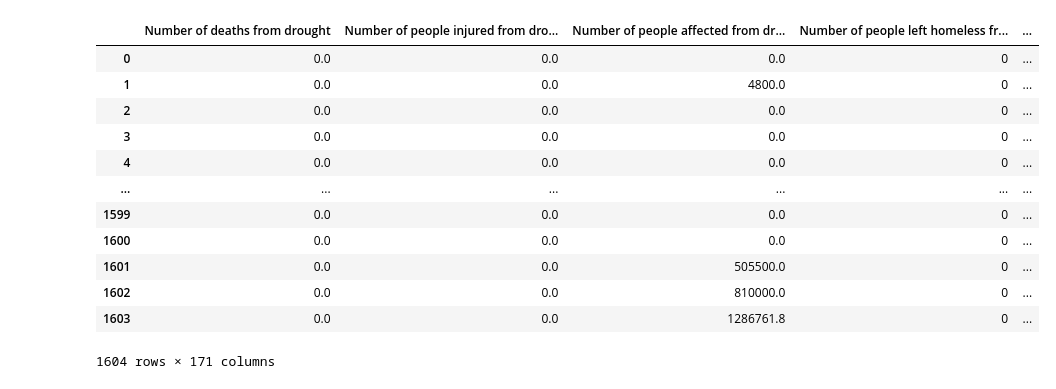
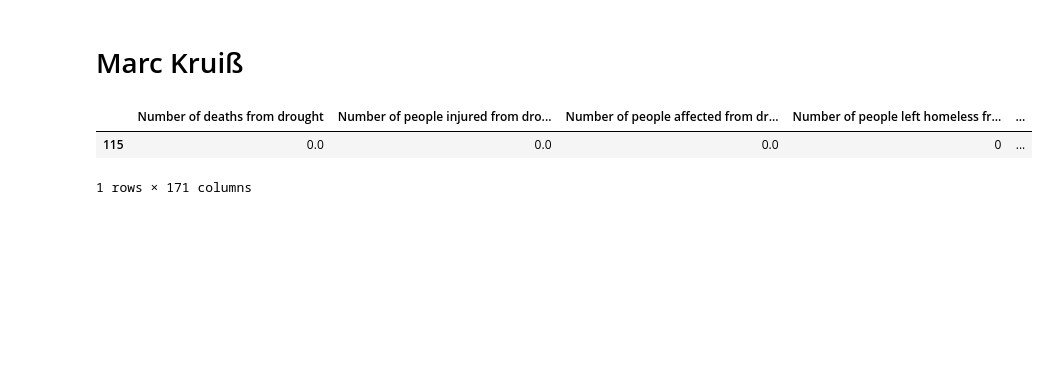
Before and after one commit to Marc-Kruiss/World-Natural-Disaster-Notebook, a Jupyter notebook: analytics.ipynb, the cells around one changed output. Drawn from its saved outputs; the diff is of its cells as text; code cells hidden in the pictures; blank space fills up the shorter version.

```diff
--- a/analytics.ipynb
+++ b/analytics.ipynb
@@ -1,19 +58,14 @@
+# %% [markdown]
+# Marc Kruiß
 # %%
-import pandas as pd
-
-df = pd.read_csv('natural-disasters.csv')
-df.head(2000)
+#getStatisticsForDisaster('storms')
+#getStatisticsForDisaster(disasterTypes[1]) # information from earthquakes
+#getCountries()
+#getYears()
+countriesDisasters = getAllDisastersForCountry(['Austria'])
+#print(countriesDisasters)
+getAllDisastersByYear(countriesDisasters, 2010)
 # %% [output]
 |  | Number of deaths from drought | Number of people injured from dro... | Number of people affected from dr... | Number of people left homeless fr... | ... |
-| 0 | 0.0 | 0.0 | 0.0 | 0 | ... |
-| 1 | 0.0 | 0.0 | 4800.0 | 0 | ... |
-| 2 | 0.0 | 0.0 | 0.0 | 0 | ... |
-| 3 | 0.0 | 0.0 | 0.0 | 0 | ... |
-| 4 | 0.0 | 0.0 | 0.0 | 0 | ... |
-| ... | ... | ... | ... | ... | ... |
-| 1599 | 0.0 | 0.0 | 0.0 | 0 | ... |
-| 1600 | 0.0 | 0.0 | 0.0 | 0 | ... |
-| 1601 | 0.0 | 0.0 | 505500.0 | 0 | ... |
-| 1602 | 0.0 | 0.0 | 810000.0 | 0 | ... |
-| 1603 | 0.0 | 0.0 | 1286761.8 | 0 | ... |
+| 115 | 0.0 | 0.0 | 0.0 | 0 | ... |
-1604 rows × 171 columns
+1 rows × 171 columns
```
Also changed, not shown: parts of 7 cells of this notebook.
